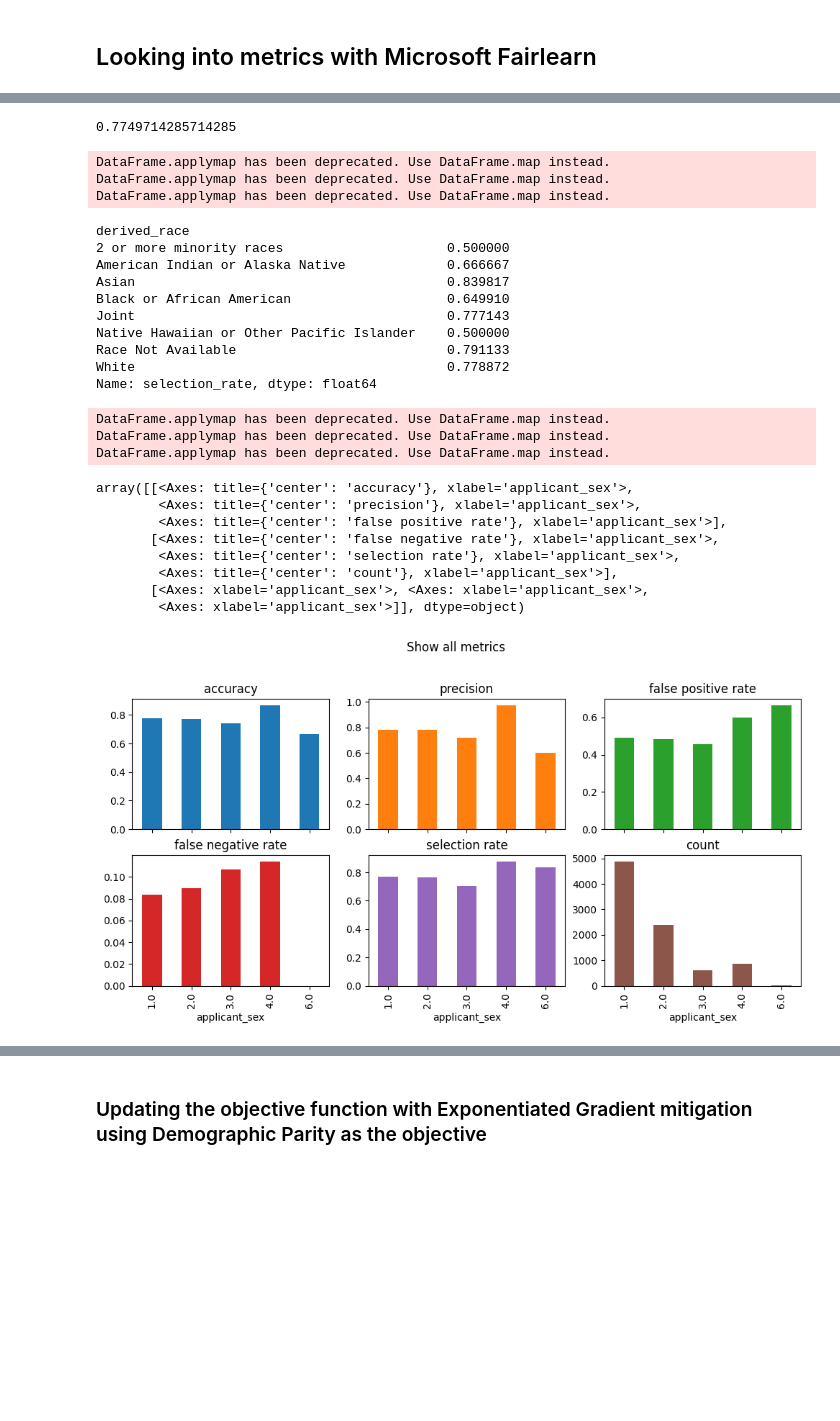
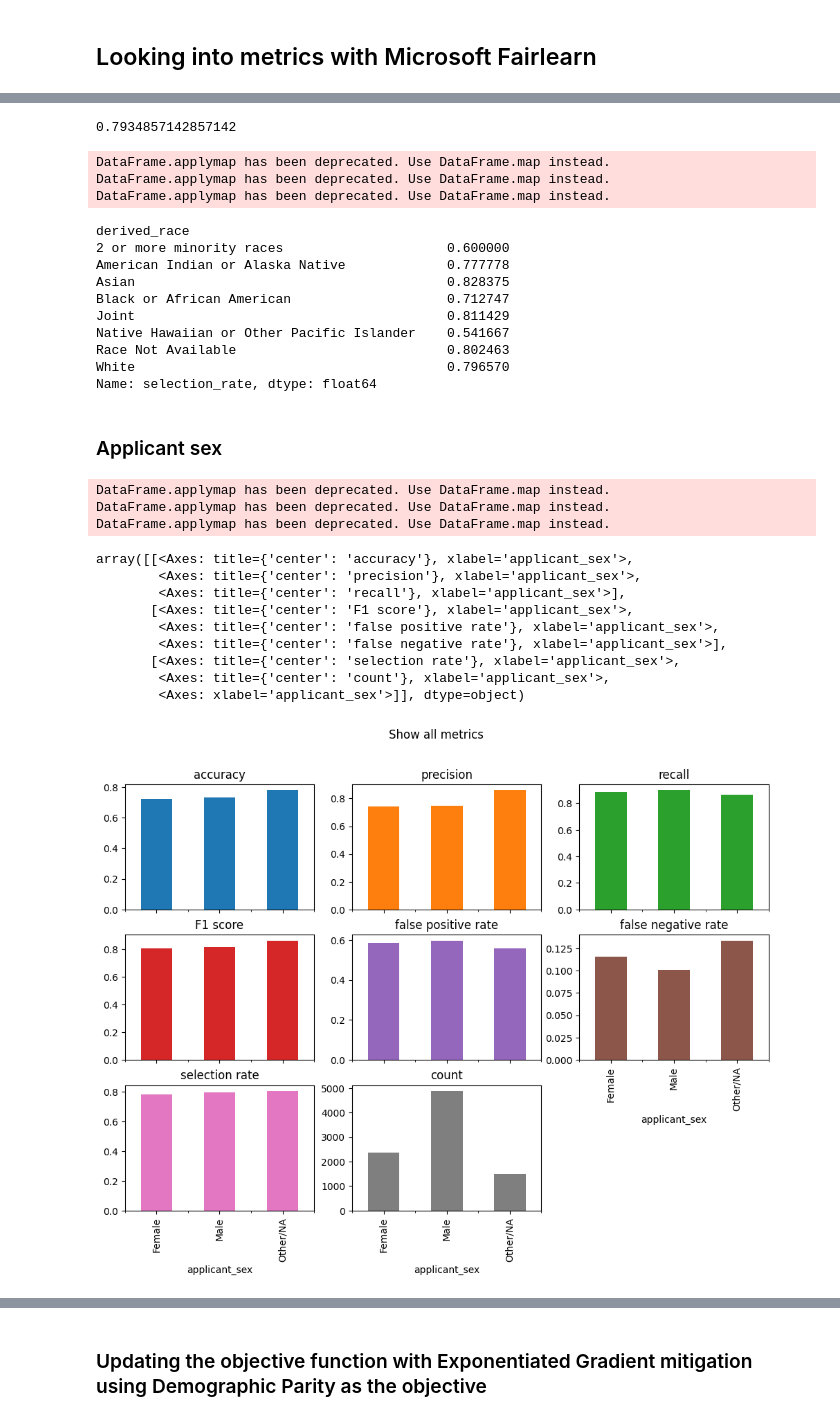
Before and after one commit to ec1302/MSBA_Capstone_Saxa7, a Jupyter notebook: Models/random_forest_v1.ipynb, the cells around one changed output, grey strips where cells are left out. Drawn from its saved outputs; the diff is of its cells as text; code cells hidden in the pictures; blank space fills up the shorter version.

```diff
--- a/Models/random_forest_v1.ipynb
+++ b/Models/random_forest_v1.ipynb
@@ -88,9 +88,9 @@ df['action_taken'] = df['action_taken'].apply(lambda x: 1 if x in [1,2,6] else 0
 # %% [markdown]
 ### Data cleaning and feature selection
 # %%
-columns_to_select = ['action_taken', 'conforming_loan_limit', 'derived_loan_product_type', 'derived_dwelling_category', 'preapproval',
+columns_to_select = ['action_taken', 'conforming_loan_limit', 'derived_loan_product_type', 'derived_dwelling_category', 'preapproval', 'property_value',
                      'loan_purpose', 'lien_status', 'reverse_mortgage', 'open-end_line_of_credit', 'business_or_commercial_purpose', 'loan_amount', 'loan_to_value_ratio',
-                      'rate_spread', 'total_loan_costs', 'loan_term', 'negative_amortization', 'occupancy_type', 'income', 'debt_to_income_ratio']
+                     'loan_term', 'negative_amortization', 'occupancy_type', 'income', 'debt_to_income_ratio']
 df0 = df[columns_to_select]
 df0.shape
 # %% [output]
@@ -258,0 +265,18 @@ sensitive_features_test
+# %%
+# Changing the labels on 'applicant_sex' to make it more readable in the visualizations
+
+sensitive_features_test['applicant_sex'] = sensitive_features_test['applicant_sex'].astype(float).astype(int)
+
+# Transform values that aren't 1 or 2 to 3
+sensitive_features_test['applicant_sex'] = sensitive_features_test['applicant_sex'].apply(lambda x: x if x in [1, 2] else 3)
+
+# Map the integer values to their corresponding string representation
+gender_mapping = {
+    1: 'Male',
+    2: 'Female',
+    3: 'Other/NA'
+}
+sensitive_features_test['applicant_sex'] = sensitive_features_test['applicant_sex'].map(gender_mapping)
+
+
+sensitive_features_test
@@ -282,18 +320,18 @@ sr = MetricFrame(metrics=selection_rate, y_true=y_test, y_pred=y_pred, sensitive
 print(sr.overall)
 sr.by_group
 # %% [output]
-0.7749714285714285
+0.7934857142857142
 DataFrame.applymap has been deprecated. Use DataFrame.map instead.
 DataFrame.applymap has been deprecated. Use DataFrame.map instead.
 DataFrame.applymap has been deprecated. Use DataFrame.map instead.
 derived_race
-2 or more minority races                     0.500000
-American Indian or Alaska Native             0.666667
-Asian                                        0.839817
-Black or African American                    0.649910
-Joint                                        0.777143
-Native Hawaiian or Other Pacific Islander    0.500000
-Race Not Available                           0.791133
-White                                        0.778872
+2 or more minority races                     0.600000
+American Indian or Alaska Native             0.777778
+Asian                                        0.828375
+Black or African American                    0.712747
+Joint                                        0.811429
+Native Hawaiian or Other Pacific Islander    0.541667
+Race Not Available                           0.802463
+White                                        0.796570
 Name: selection_rate, dtype: float64
 # %%
@@ -317,35 +355,40 @@ def selection_rate(y_true, y_pred):
 # Define Count (this is simply the length of y_pred)
 def count(y_true, y_pred):
     return len(y_pred)
+# %% [markdown]
+### Applicant sex
 # %%
 metrics = {
     "accuracy": accuracy_score,
     "precision": precision_score,
+    "recall": recall_score,
+    "F1 score": f1_score,
     "false positive rate": false_positive_rate,
     "false negative rate": false_negative_rate,
     "selection rate": selection_rate,
     "count": count,
 }
 metric_frame = MetricFrame(
     metrics=metrics, y_true=y_test, y_pred=y_pred, sensitive_features=sensitive_features_test['applicant_sex'])
 
 metric_frame.by_group.plot.bar(
     subplots=True,
     layout=[3, 3],
     legend=False,
     figsize=[12, 8],
     title="Show all metrics",
 )
 # %% [output]
 DataFrame.applymap has been deprecated. Use DataFrame.map instead.
 DataFrame.applymap has been deprecated. Use DataFrame.map instead.
 DataFrame.applymap has been deprecated. Use DataFrame.map instead.
 array([[<Axes: title={'center': 'accuracy'}, xlabel='applicant_sex'>,
         <Axes: title={'center': 'precision'}, xlabel='applicant_sex'>,
-        <Axes: title={'center': 'false positive rate'}, xlabel='applicant_sex'>],
-       [<Axes: title={'center': 'false negative rate'}, xlabel='applicant_sex'>,
-        <Axes: title={'center': 'selection rate'}, xlabel='applicant_sex'>,
-        <Axes: title={'center': 'count'}, xlabel='applicant_sex'>],
-       [<Axes: xlabel='applicant_sex'>, <Axes: xlabel='applicant_sex'>,
+        <Axes: title={'center': 'recall'}, xlabel='applicant_sex'>],
+       [<Axes: title={'center': 'F1 score'}, xlabel='applicant_sex'>,
+        <Axes: title={'center': 'false positive rate'}, xlabel='applicant_sex'>,
+        <Axes: title={'center': 'false negative rate'}, xlabel='applicant_sex'>],
+       [<Axes: title={'center': 'selection rate'}, xlabel='applicant_sex'>,
+        <Axes: title={'center': 'count'}, xlabel='applicant_sex'>,
         <Axes: xlabel='applicant_sex'>]], dtype=object)
-[figure, old version]
+[figure, new version]
```
Also changed, not shown: parts of 32 cells of this notebook.
